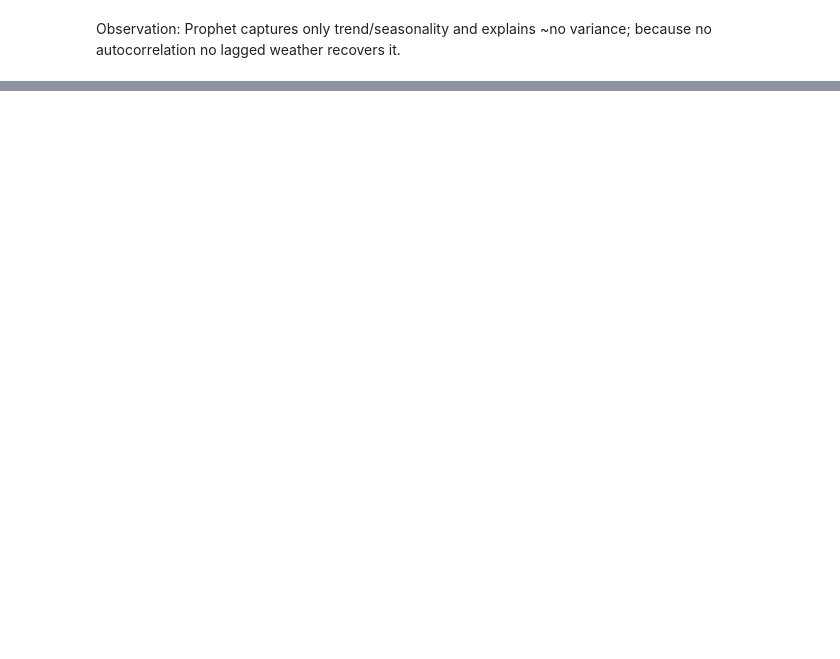
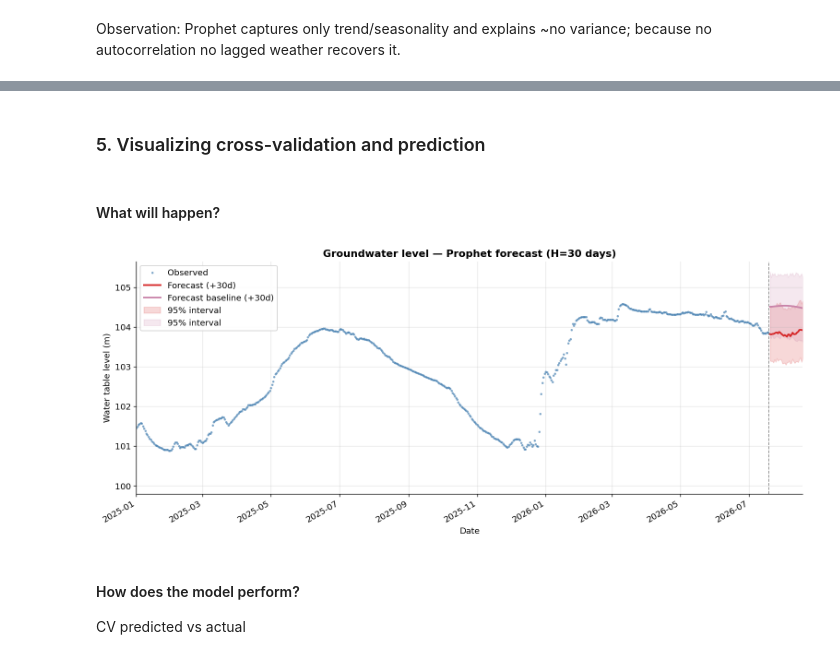
Before and after one commit to lauradmch/NappeCast-forecasting, a Jupyter notebook: notebooks/prophet_analysis.ipynb, the cells around one changed output, grey strips where cells are left out. Saved outputs shown, nothing was run; the diff lists cells and outputs as text; code cells hidden in the pictures; blank space fills up the shorter version.

```diff
--- a/notebooks/prophet_analysis.ipynb
+++ b/notebooks/prophet_analysis.ipynb
@@ -355,0 +413,7 @@ overlap: set()
+# %%
+DAILY_FEATURES = [
+    "shortwave_radiation_sum", "et0_fao_evapotranspiration",
+    "soil_temperature_0_to_100cm_mean",
+    "P_cum_90d", "Peff_cum_90d",
+    "Temperature_mean_90d",
+]
@@ -355,0 +687,47 @@ overlap: set()
+# %% [markdown]
+### 5. Visualizing cross-validation and prediction
+# %% [markdown]
+#### What will happen?
+# %%
+import matplotlib.dates as mdates
+
+plt.rcParams.update({
+    "figure.dpi": 120, "axes.grid": True, "grid.alpha": 0.3,
+    "axes.spines.top": False, "axes.spines.right": False,
+    "font.size": 11,
+})
+
+# Split forecast at the last training date
+last_train = df_prophet.ds.max()
+hist = forecast[forecast.ds <= last_train]
+fut = forecast[forecast.ds > last_train]
+
+fut_baseline = forecast_baseline[forecast.ds > last_train]
+
+
+fig, ax = plt.subplots(figsize=(13,5.5))
+# observed ground truth
+ax.plot(df_prophet.ds, df_prophet.y, ".", color="#3776ab", ms=4,
+        alpha=0.5, label="Observed")
+# forecast horizon
+ax.plot(fut.ds, fut.yhat, "-", color="#d62728", lw=2.2,
+        label=f"Forecast (+{H}d)")
+ax.plot(fut_baseline.ds, fut_baseline.yhat, "-", color="#c983a9", lw=2.2,
+        label=f"Forecast baseline (+{H}d)")
+# uncertainty band
+ax.fill_between(fut.ds, fut.yhat_lower, fut.yhat_upper,
+                color="#d62728", alpha=0.18, label="95% interval")
+
+ax.axvline(last_train, ls="--", color="gray", lw=1)
+
+ax.set_title(f"Groundwater level — Prophet forecast (H={H} days)", fontweight="bold")
+ax.set_xlabel("Date"); ax.set_ylabel("Water table level (m)")
+ax.xaxis.set_major_locator(mdates.AutoDateLocator())
+ax.set_xlim(pd.Timestamp("2025-01-01"), fut["ds"].max())
+ax.legend(loc="upper left", framealpha=0.9)
+fig.autofmt_xdate(); plt.tight_layout(); plt.show()
+# %% [output]
+[figure, added]
+# %% [markdown]
+#### How does the model perform?
+CV predicted vs actual
```
Also changed, not shown: parts of 26 cells of this notebook.
